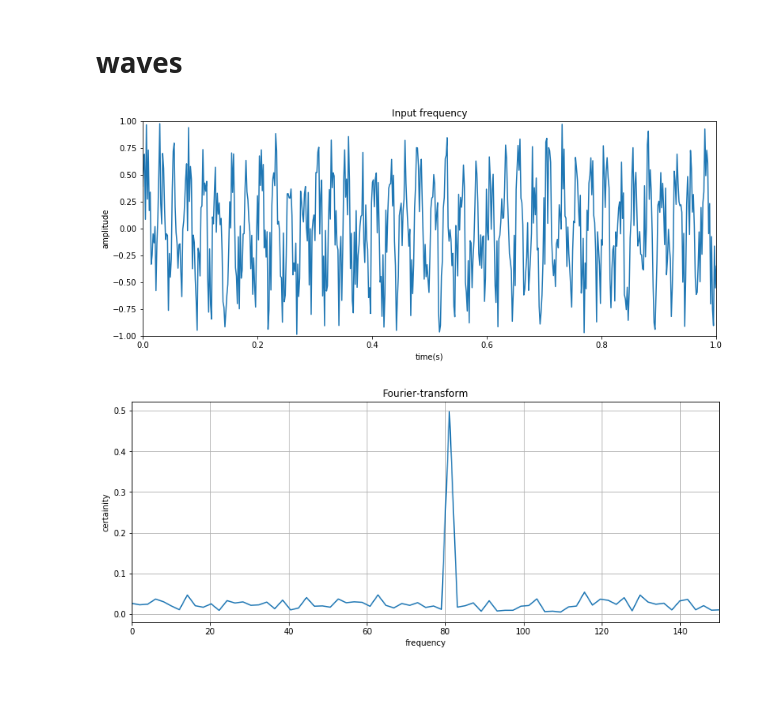
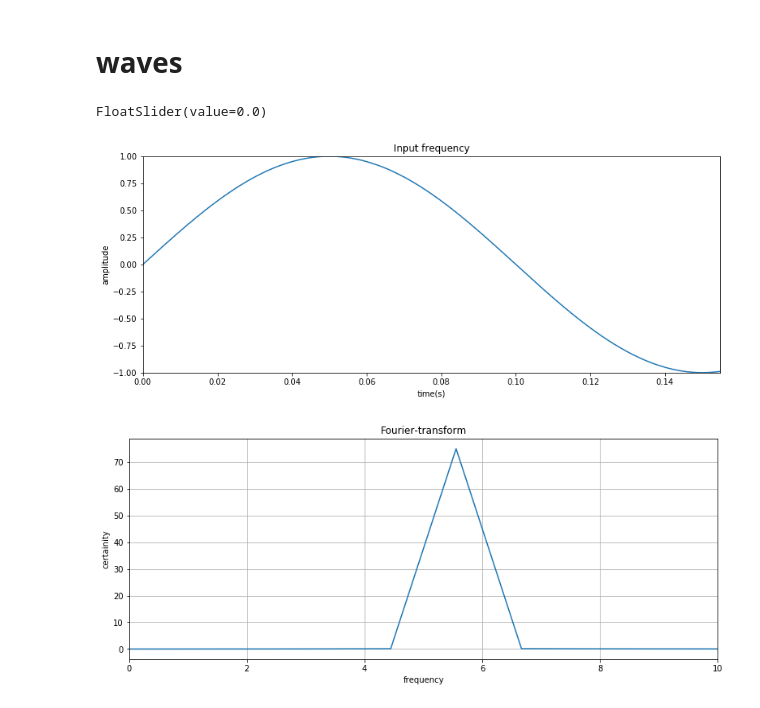
Before and after one commit to martonvavrik/fusion_research, a Jupyter notebook: waves.ipynb, the cells around one changed output. Drawn from its saved outputs; the diff is of its cells as text; code cells hidden in the pictures; blank space fills up the shorter version.

```diff
--- a/waves.ipynb
+++ b/waves.ipynb
@@ -1,41 +1,48 @@
 # %% [markdown]
 # waves
+# %%
+import math
+import matplotlib.pyplot as plt
+import numpy as np
+import scipy.fftpack
+
+f=5
+k=10
+rr=3000
+rs=0
+
+x = np.linspace(0.0, 1, rr)
+sin = np.sin(f*2*np.pi*x)
+rand = np.random.rand(rr)*rs
+s=(sin+rand-(rs/2))/(0.5*rs+1)
+# %%
+import ipywidgets as widgets
+view=widgets.FloatSlider()
+display(view)
+# %% [output]
+FloatSlider(value=0.0)
 # %%
-import math
-import matplotlib.pyplot as plt
-import numpy as np
-import scipy.fftpack
-
-f=80
-k=150
-rr=600
-rs=2
-
-x = np.linspace(0.0, 1, rr)
-sin = np.sin(f*np.pi*x)
-rand = np.random.rand(rr)*rs
-s=(sin+rand-(rs/2))/(0.5*rs+1)
 plt.figure(figsize=(13,5))
 plt.title('Input frequency')
 plt.plot(x,s)
-plt.axis([0,1,-1,1])
+plt.axis([0,1/2**(view.value/12),-1,1])
 plt.ylabel('amplitude')
 plt.xlabel('time(s)')
 plt.show()
 
 yf = scipy.fftpack.fft(s)
-xf = np.linspace(0.0, k, k//2)
+xf = np.linspace(0.0, k, k)
 
 plt.figure(figsize=(13,5))
-plt.plot(xf, 1/k/2*np.abs(yf[:k//2]))
+plt.plot(xf,1/k/2*np.abs(yf[:k]))
 #plt.axis([0,k,0,1.5/rs])
 plt.xlim((0,k))
 plt.xlabel('frequency')
 plt.ylabel('certainity')
 #plt.xscale('log')
 plt.title('Fourier-transform')
 plt.grid(True)
 plt.show()
 # %% [output]
-[figure, old version]
+[figure, new version]
-[figure, old version]
+[figure, new version]
```
Also changed, not shown: parts of 1 cell of this notebook.
